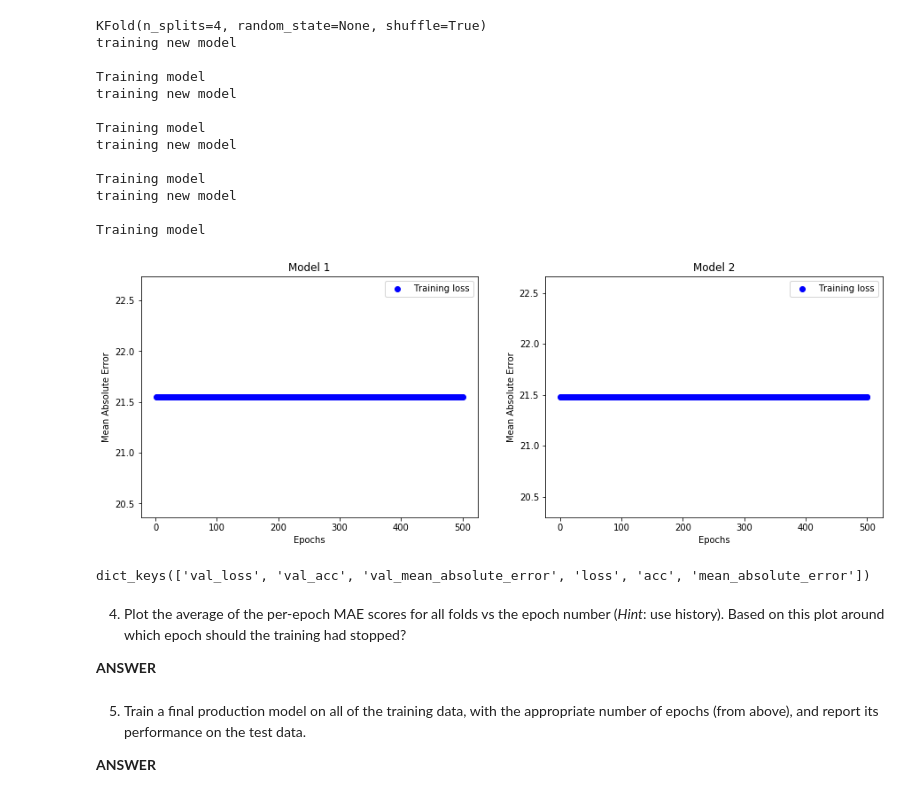
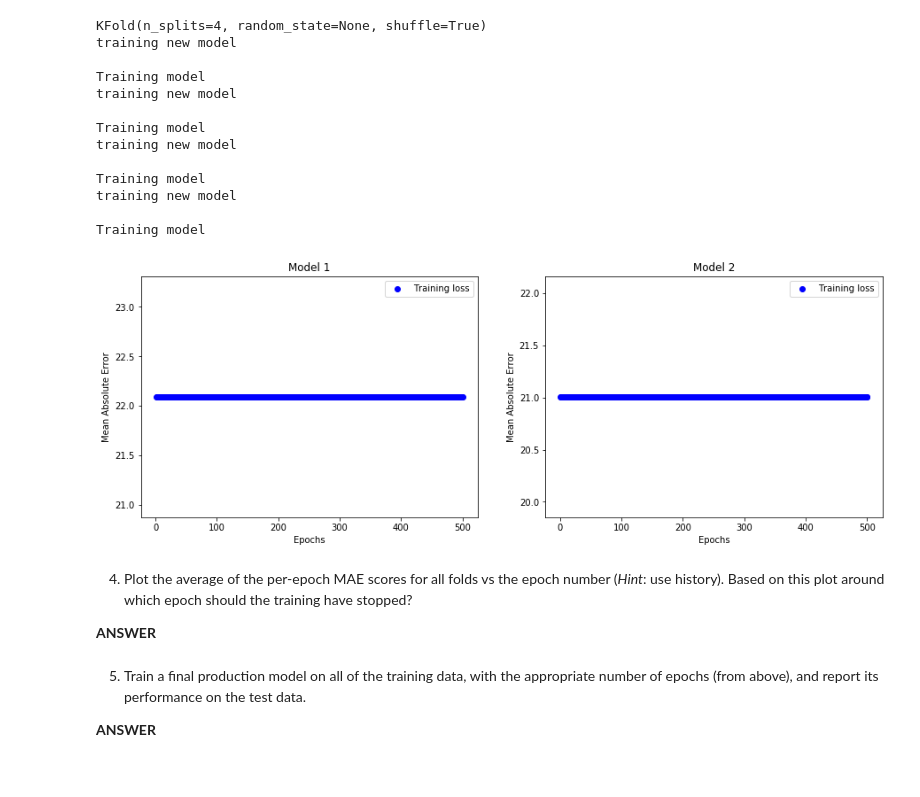
Before and after one commit to tnorlund/AdvMLHW1, a Jupyter notebook: Homework.ipynb, the cells around one changed output. Saved outputs shown, nothing was run; the diff lists cells and outputs as text; code cells hidden in the pictures.

```diff
--- a/Homework.ipynb
+++ b/Homework.ipynb
@@ -364,32 +364,28 @@ Training model
 # %%
 epochs = range(1, len(histories[0].history["mean_absolute_error"]) + 1)
 fig = plt.figure(figsize=(15,5))
 ax_left = fig.add_subplot(121)
 ax_right = fig.add_subplot(122)
 
-ax_left.plot(epochs, histories[0].history["val_mean_absolute_error"], "bo", label="Training loss")
+ax_left.plot(epochs, histories[2].history["val_mean_absolute_error"], "bo", label="Training loss")
 # ax_left.plot(epochs, hist1.history["val_loss"], "b", label="Validation loss")
 ax_left.title.set_text("Model 1")
 ax_left.set_xlabel("Epochs")
 ax_left.set_ylabel("Mean Absolute Error")
 ax_left.legend()
 
-ax_right.plot(epochs, histories[1].history["val_mean_absolute_error"], "bo", label="Training loss")
+ax_right.plot(epochs, histories[3].history["val_mean_absolute_error"], "bo", label="Training loss")
 # ax_right.plot(epochs, hist2.history["val_loss"], "b", label="Validation loss")
 ax_right.title.set_text("Model 2")
 ax_right.set_xlabel("Epochs")
 ax_right.set_ylabel("Mean Absolute Error")
 ax_right.legend()
 plt.show()
 # histories[1].history[]
 # %% [output]
-[figure, old version]
+[figure, new version]
-# %%
-print(histories[0].history.keys())
-# %% [output]
-dict_keys(['val_loss', 'val_acc', 'val_mean_absolute_error', 'loss', 'acc', 'mean_absolute_error'])
 # %% [markdown]
-4. Plot the average of the per-epoch MAE scores for all folds vs the epoch number (*Hint*: use history). Based on this plot around which epoch should the training had stopped?
+4. Plot the average of the per-epoch MAE scores for all folds vs the epoch number (*Hint*: use history). Based on this plot around which epoch should the training have stopped?
 
 **ANSWER**
 # %% [markdown]
```
Also changed, not shown: 6 other files.
